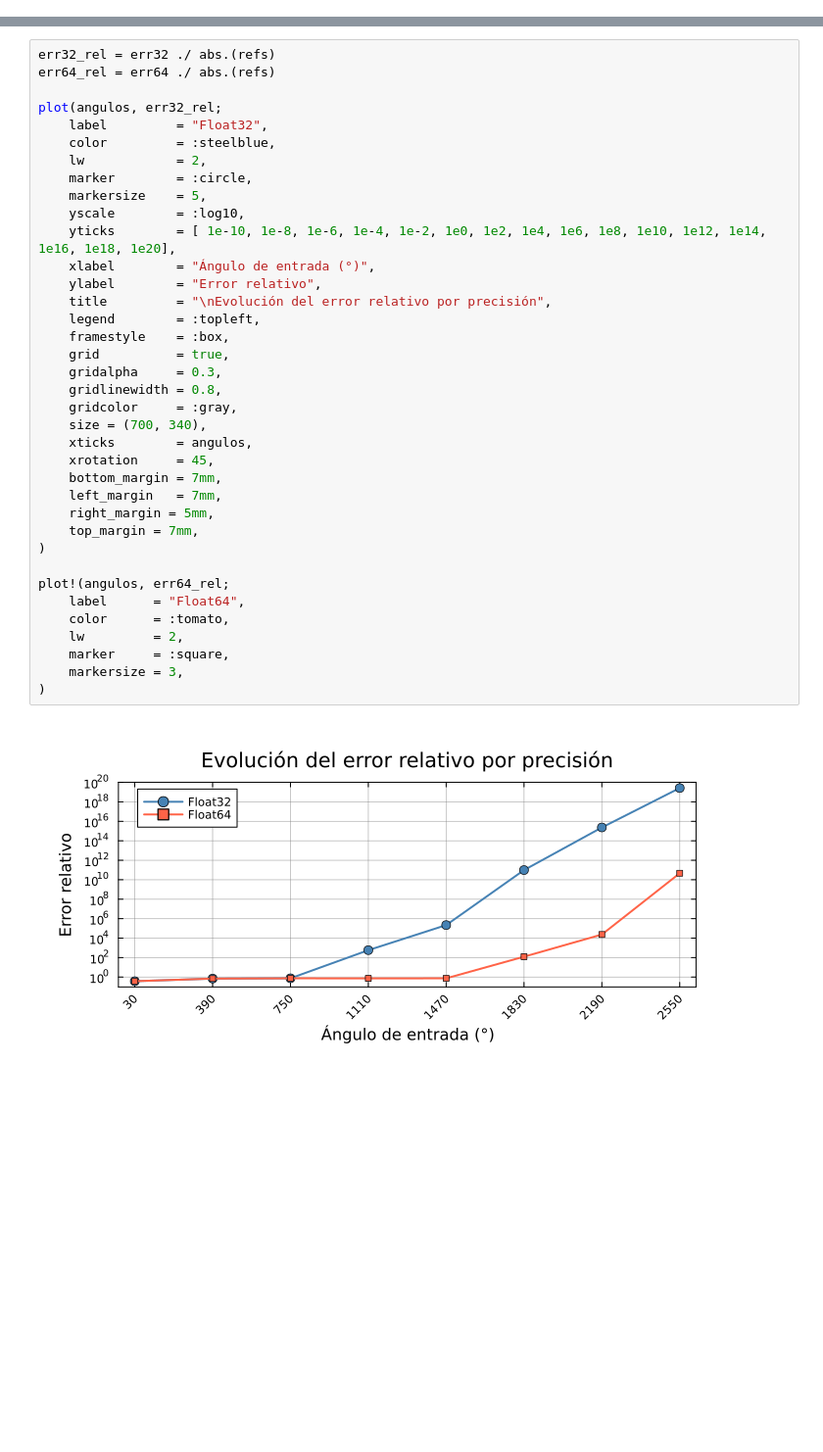
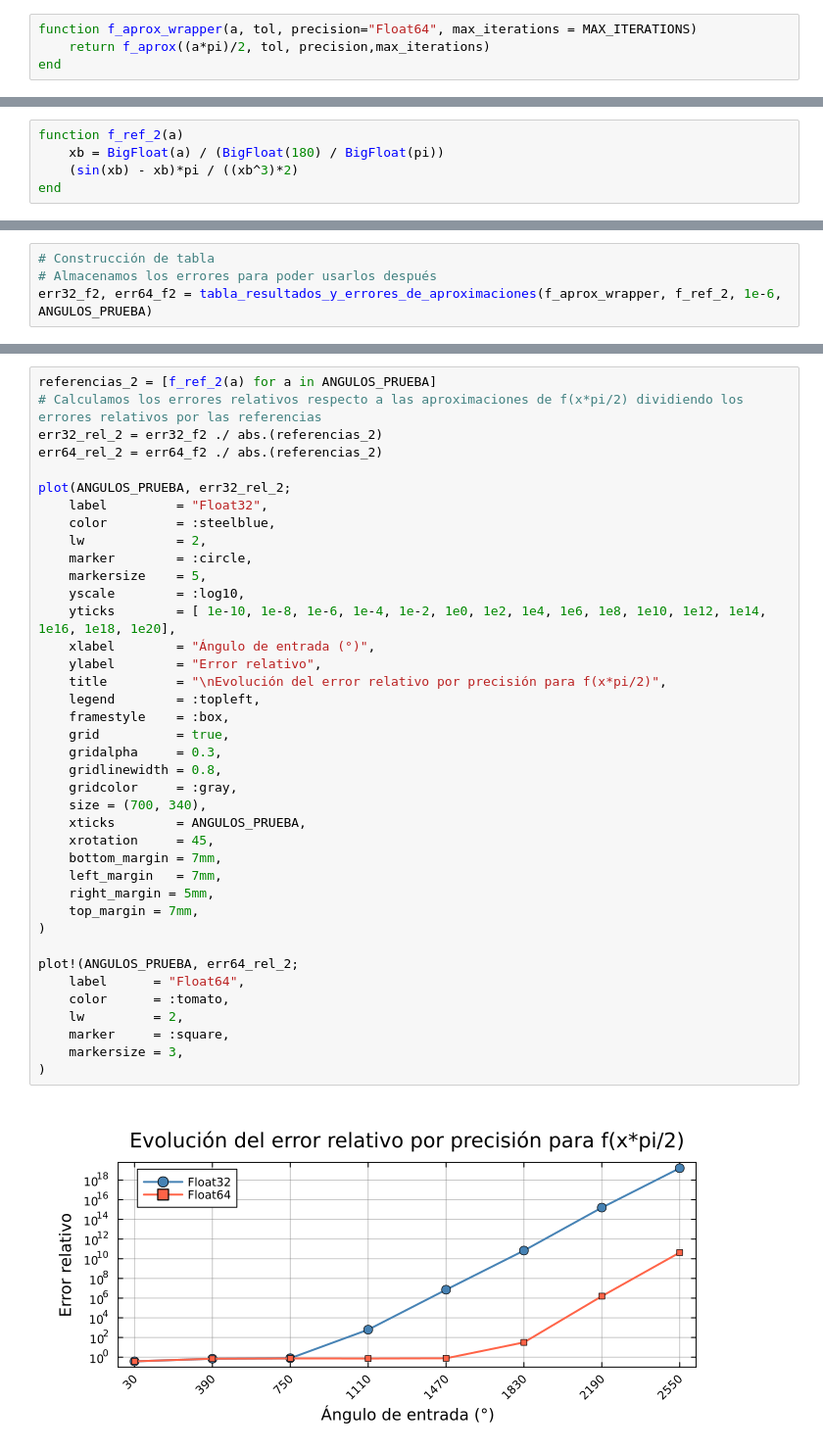
Before and after one commit to AndreaFigueroaR/comparison-of-precisions, a Jupyter notebook: Implementaciones y resultados.ipynb, the cells around one changed output, grey strips where cells are left out. Shown at 98% size. Cells and saved outputs as stored; diff of their text form; blank space fills up the shorter version.

```diff
--- a/Implementaciones y resultados.ipynb
+++ b/Implementaciones y resultados.ipynb
@@ -97,0 +128,4 @@ f_aprox (generic function with 3 methods)
+# %%
+function f_aprox_wrapper(a, tol, precision="Float64", max_iterations = MAX_ITERATIONS)
+    return f_aprox((a*pi)/2, tol, precision,max_iterations)
+end
@@ -182,0 +234,5 @@ pretty_table(
+# %%
+function f_ref_2(a)
+    xb = BigFloat(a) / (BigFloat(180) / BigFloat(pi))
+    (sin(xb) - xb)*pi / ((xb^3)*2)
+end
@@ -182,0 +241,4 @@ pretty_table(
+# %%
+# Construcción de tabla
+# Almacenamos los errores para poder usarlos después
+err32_f2, err64_f2 = tabla_resultados_y_errores_de_aproximaciones(f_aprox_wrapper, f_ref_2, 1e-6, ANGULOS_PRUEBA)
@@ -407,40 +422,42 @@ plot!(angulos, err64;
 El error relativo normaliza el error absoluto respecto al valor de referencia, permitiendo comparar la precisión independientemente de la magnitud de $f(\frac{x. \pi}{2})$.
 # %%
-err32_rel = err32 ./ abs.(refs)
-err64_rel = err64 ./ abs.(refs)
+referencias_2 = [f_ref_2(a) for a in ANGULOS_PRUEBA]
+# Calculamos los errores relativos respecto a las aproximaciones de f(x*pi/2) dividiendo los errores relativos por las referencias
+err32_rel_2 = err32_f2 ./ abs.(referencias_2)
+err64_rel_2 = err64_f2 ./ abs.(referencias_2)
 
-plot(angulos, err32_rel;
+plot(ANGULOS_PRUEBA, err32_rel_2;
     label         = "Float32",
     color         = :steelblue,
     lw            = 2,
     marker        = :circle,
     markersize    = 5,
     yscale        = :log10,
     yticks        = [ 1e-10, 1e-8, 1e-6, 1e-4, 1e-2, 1e0, 1e2, 1e4, 1e6, 1e8, 1e10, 1e12, 1e14, 1e16, 1e18, 1e20],
     xlabel        = "Ángulo de entrada (°)",
     ylabel        = "Error relativo",
-    title         = "\nEvolución del error relativo por precisión",
+    title         = "\nEvolución del error relativo por precisión para f(x*pi/2)",
     legend        = :topleft,
     framestyle    = :box,
     grid          = true,
     gridalpha     = 0.3,
     gridlinewidth = 0.8,
     gridcolor     = :gray,
     size = (700, 340),
-    xticks        = angulos,
+    xticks        = ANGULOS_PRUEBA,
     xrotation     = 45,
     bottom_margin = 7mm,
     left_margin   = 7mm,
     right_margin = 5mm,
     top_margin = 7mm,
 )
 
-plot!(angulos, err64_rel;
+plot!(ANGULOS_PRUEBA, err64_rel_2;
     label      = "Float64",
     color      = :tomato,
     lw         = 2,
     marker     = :square,
     markersize = 3,
 )
 # %% [output]
-[figure, old version]
+[figure, new version]
```
Also changed, not shown: parts of 37 cells of this notebook.
